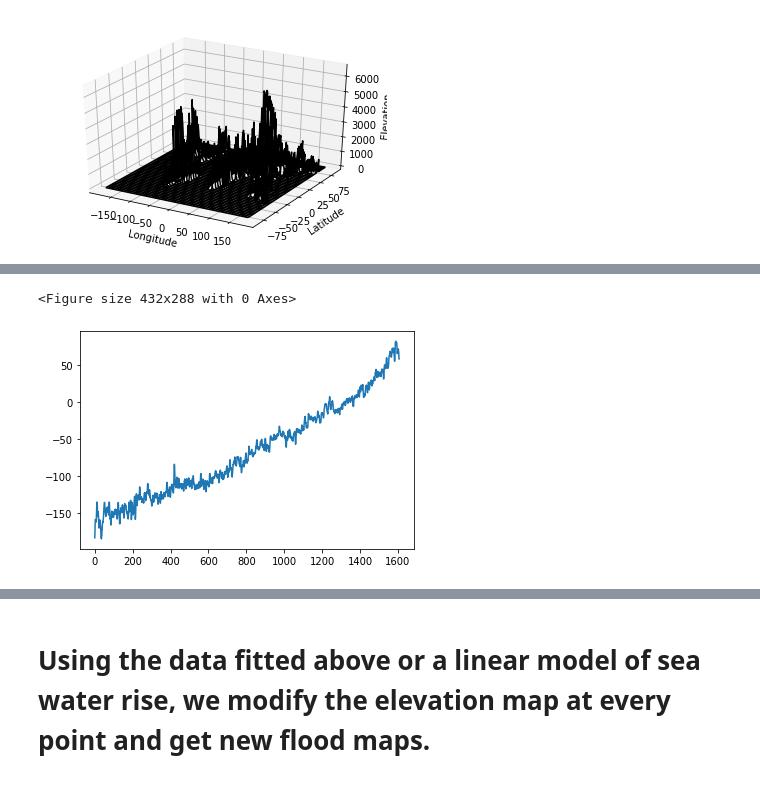
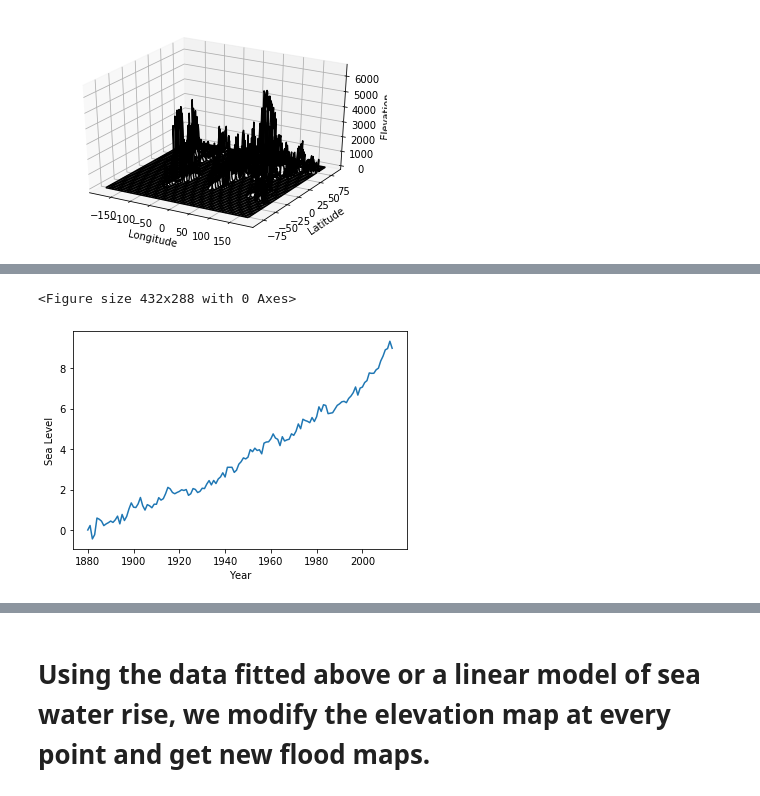
Before and after one commit to Foo2000/McGill-physics-hackathon, a Jupyter notebook: HeightMap.ipynb, the cells around one changed output, grey strips where cells are left out. Saved outputs shown, nothing was run; the diff lists cells and outputs as text; code cells hidden in the pictures.

```diff
--- a/HeightMap.ipynb
+++ b/HeightMap.ipynb
@@ -86,20 +86,19 @@ cbar.set_label('Elevation above water (m)')
-# %%
-headers = ['Time','GMSL','GMSL','uncertainty']
-sea_level = pd.read_csv('sea_level.csv', names=headers)
-
-level = sea_level['GMSL'].to_numpy()
-level = np.delete(level, 0)
-level = level.astype(np.float)
-
-plt.clf()
-fig,ax = plt.subplots(1)
-time = np.arange(0, len(sea_level['Time'])-1, 1)
-
-ax.plot(time, level)
-plt.show()
-# %% [output]
-<Figure size 432x288 with 0 Axes>
-[figure, removed]
+# %%
+# Data from https://datahub.io/core/sea-level-rise
+sea_level = np.genfromtxt('epa-sea-level_csv.csv', delimiter=',', usecols=(1), skip_header=1)
+
+plt.clf()
+fig,ax = plt.subplots(1)
+time_step=1.0
+time = np.arange(1880, 2013+1, time_step)
+
+ax.plot(time, sea_level[:-1])
+ax.set_xlabel("Year")
+ax.set_ylabel("Sea Level")
+plt.show()
+# %% [output]
+<Figure size 432x288 with 0 Axes>
+[figure, added]
 # %%
 order=1
 
```
Also changed, not shown: parts of 8 cells of this notebook.
